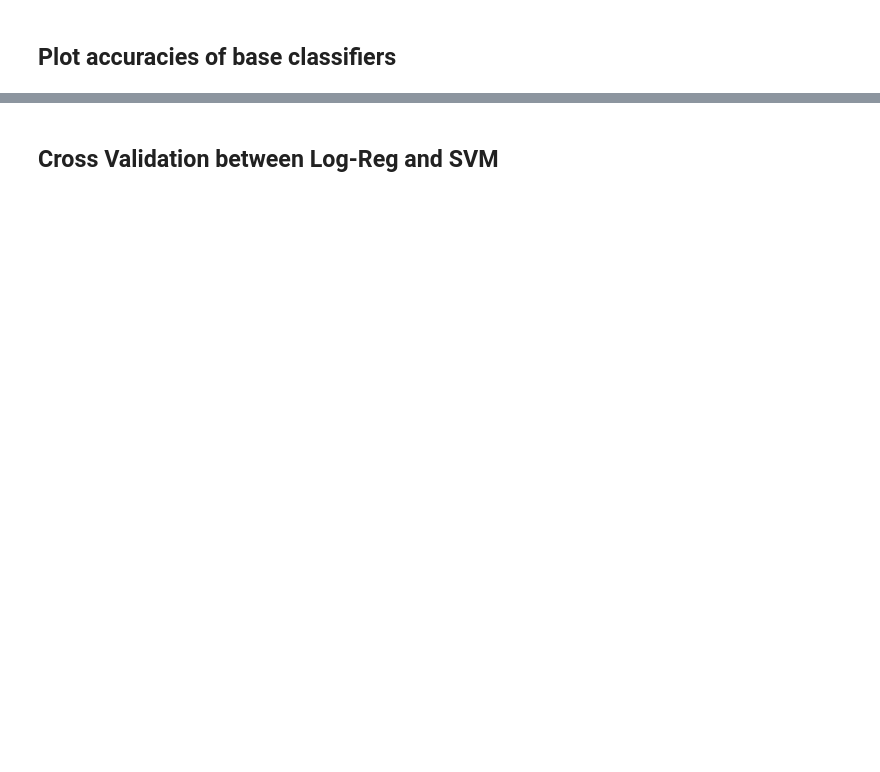
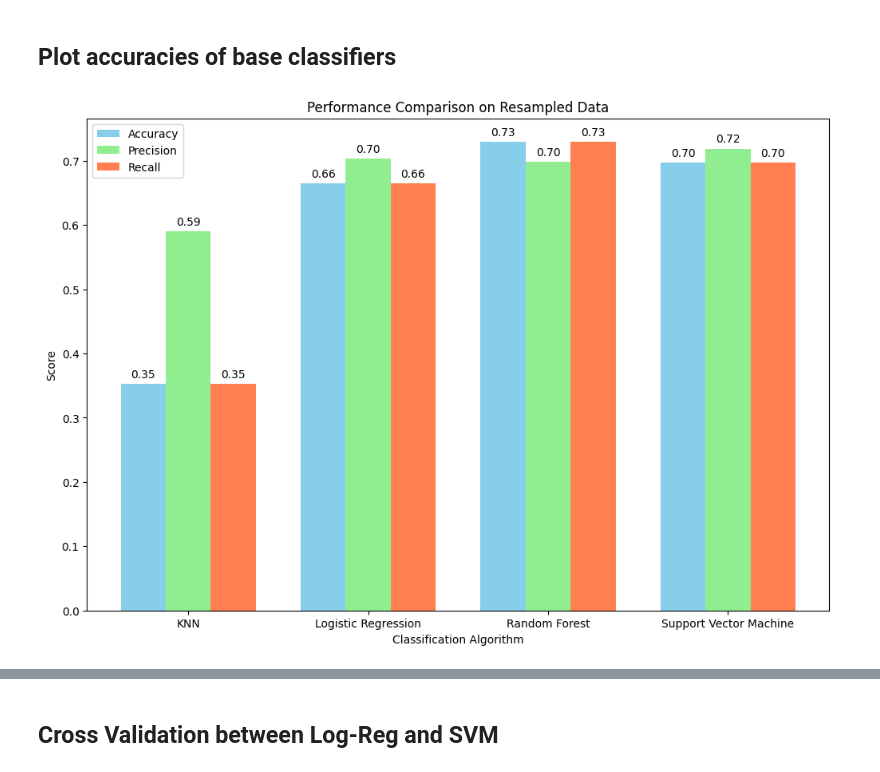
Before and after one commit to JZYNX/ML-assignment-2, a Jupyter notebook: COMP30027-Project2.ipynb, the cells around one changed output, grey strips where cells are left out. Cells and saved outputs as stored; diff of their text form; code cells hidden in the pictures; blank space fills up the shorter version.

```diff
--- a/COMP30027-Project2.ipynb
+++ b/COMP30027-Project2.ipynb
@@ -420,21 +413,6 @@ X_test.drop(columns=dropped_features, inplace=True)
 print(X.shape)
 # %% [output]
 (2920, 44)
-# %%
-if False:
-    low_PI = [
-        "title_embedding",
-        "director_facebook_likes",
-        "Romance",
-        "Documentary",
-        "Western",
-        "Music",
-        "Fantasy",
-        "facenumber_in_poster"
-    ]
-
-    X.drop(columns=low_PI, inplace=True)
-    X_test.drop(columns=low_PI, inplace=True)
 # %%
 # Update features
 numeric_features = list(X.select_dtypes(include=['int64', 'float64', 'float32']).columns)
@@ -486,7 +464,7 @@ name_transformers = []
 for feature in name_features:
     if feature in X.columns:
         name_transformer = Pipeline(steps=[
-            ('vectorizer', TfidfVectorizer())
+            ('vectorizer', CountVectorizer())
         ])
         name_transformers.append((feature, name_transformer, feature))
 
@@ -496,7 +474,7 @@ preprocessor = ColumnTransformer(
         ('num', numeric_transformer, numeric_features),
         ('plot', embedding_transformer, 'plot_keywords'),
         ('title_embeddings', embedding_transformer, 'title_embedding'),
-        ('title', TfidfVectorizer(), 'movie_title'),
+        # ('title', TfidfVectorizer(), 'movie_title'),
         ('cat', OneHotEncoder(handle_unknown='ignore'), ['language', 'country', 'content_rating']),
         *name_transformers
     ])
@@ -672,0 +632,79 @@ plt.show()
+# %%
+from sklearn.metrics import precision_score, recall_score
+
+classifiers = ['KNN','Logistic Regression','Random Forest','Support Vector Machine']
+
+# Calculate precision and recall for resampled data
+knn_precision_resampled = precision_score(y_val, knn_pred_resampled, average='weighted', zero_division=0)
+knn_recall_resampled = recall_score(y_val, knn_pred_resampled, average='weighted', zero_division=0)
+reg_precision_resampled = precision_score(y_val, log_reg_pred_resampled, average='weighted', zero_division=0)
+reg_recall_resampled = recall_score(y_val, log_reg_pred_resampled, average='weighted', zero_division=0)
+rf_precision_resampled = precision_score(y_val, rf_pred_resampled, average='weighted', zero_division=0)
+rf_recall_resampled = recall_score(y_val, rf_pred_resampled, average='weighted', zero_division=0)
+svm_precision_resampled = precision_score(y_val, svm_pred_resampled, average='weighted', zero_division=0)
+svm_recall_resampled = recall_score(y_val, svm_pred_resampled, average='weighted', zero_division=0)
+
+# Calculate precision and recall for original processed data
+knn_precision = precision_score(y_val, knn_pred, average='weighted', zero_division=0)
+knn_recall = recall_score(y_val, knn_pred, average='weighted', zero_division=0)
+reg_precision = precision_score(y_val, log_reg_pred, average='weighted', zero_division=0)
+reg_recall = recall_score(y_val, log_reg_pred, average='weighted', zero_division=0)
+rf_precision = precision_score(y_val, rf_pred, average='weighted', zero_division=0)
+rf_recall = recall_score(y_val, rf_pred, average='weighted', zero_division=0)
+svm_precision = precision_score(y_val, svm_pred, average='weighted', zero_division=0)
+svm_recall = recall_score(y_val, svm_pred, average='weighted', zero_division=0)
+
+accuracy_resampled = [knn_acc_resampled, reg_acc_resampled, rf_acc_resampled, svm_acc_resampled]
+precision_resampled = [knn_precision_resampled, reg_precision_resampled, rf_precision_resampled, svm_precision_resampled]
+recall_resampled = [knn_recall_resampled, reg_recall_resampled, rf_recall_resampled, svm_recall_resampled]
+
+accuracy_original = [knn_acc, reg_acc, rf_acc, svm_acc]
+precision_original = [knn_precision, reg_precision, rf_precision, svm_precision]
+recall_original = [knn_recall, reg_recall, rf_recall, svm_recall]
+
+
+# Define the width of the bars
+bar_width = 0.25
+
+# Set the position of the bars on the x-axis
+r1 = np.arange(len(classifiers))
+r2 = [x + bar_width for x in r1]
+r3 = [x + bar_width for x in r2]
+
+# Create subplots for resampled data
+plt.figure(figsize=(12, 8))
+plt.bar(r1, accuracy_resampled, color='skyblue', width=bar_width, label='Accuracy')
+plt.bar(r2, precision_resampled, color='lightgreen', width=bar_width, label='Precision')
+plt.bar(r3, recall_resampled, color='coral', width=bar_width, label='Recall')
+plt.xticks([r + bar_width for r in range(len(classifiers))], classifiers)
+plt.xlabel('Classification Algorithm')
+plt.ylabel('Score')
+plt.title('Performance Comparison on Resampled Data')
+plt.legend()
+
+# Adding values on top of the bars
+for i in range(len(classifiers)):
+    plt.text(r1[i], accuracy_resampled[i] + 0.01, f'{accuracy_resampled[i]:.2f}', ha='center')
+    plt.text(r2[i], precision_resampled[i] + 0.01, f'{precision_resampled[i]:.2f}', ha='center')
+    plt.text(r3[i], recall_resampled[i] + 0.01, f'{recall_resampled[i]:.2f}', ha='center')
+
+# Create subplots for original processed data
+plt.figure(figsize=(12, 8))
+plt.bar(r1, accuracy_original, color='skyblue', width=bar_width, label='Accuracy')
+plt.bar(r2, precision_original, color='lightgreen', width=bar_width, label='Precision')
+plt.bar(r3, recall_original, color='coral', width=bar_width, label='Recall')
+plt.xticks([r + bar_width for r in range(len(classifiers))], classifiers)
+plt.xlabel('Classification Algorithm')
+plt.ylabel('Score')
+plt.title('Performance Comparison on Original Processed Data')
+plt.legend()
+
+# Adding values on top of the bars
+for i in range(len(classifiers)):
+    plt.text(r1[i], accuracy_original[i] + 0.01, f'{accuracy_original[i]:.2f}', ha='center')
+    plt.text(r2[i], precision_original[i] + 0.01, f'{precision_original[i]:.2f}', ha='center')
+    plt.text(r3[i], recall_original[i] + 0.01, f'{recall_original[i]:.2f}', ha='center')
+
+plt.show()
+# %% [output]
+[figure, added]
```
Also changed, not shown: parts of 29 cells of this notebook, 8 other files.
